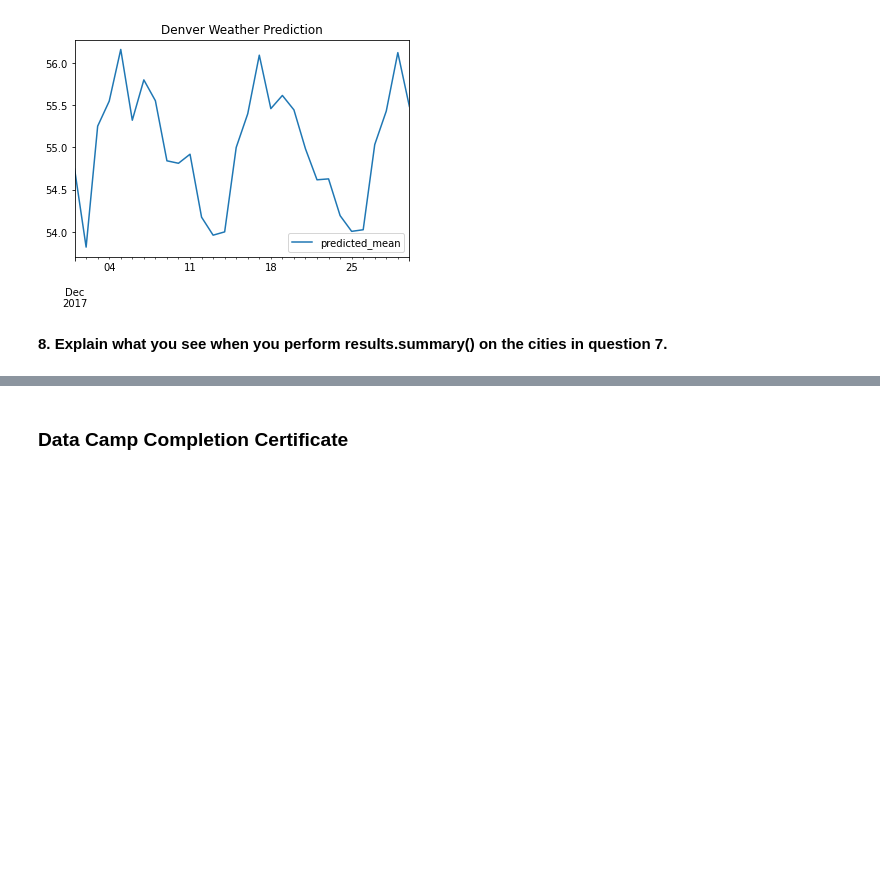
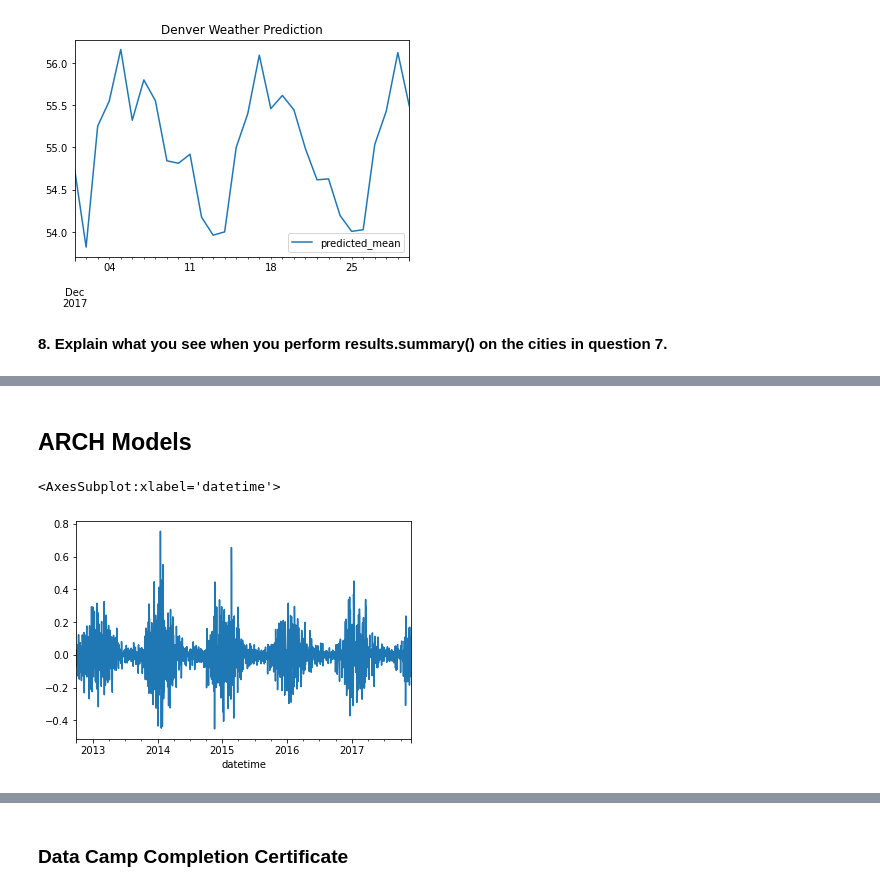
Before and after one commit to artolon/HW11-Time-Series, a Jupyter notebook: Homework11 - Time Series Analysis.ipynb, the cells around one changed output, grey strips where cells are left out. Cells and saved outputs as stored; diff of their text form; code cells hidden in the pictures; blank space fills up the shorter version.

```diff
--- a/Homework11 - Time Series Analysis.ipynb
+++ b/Homework11 - Time Series Analysis.ipynb
@@ -595,0 +621,12 @@ What do GARCH and ARCH Stand for? Break down and explain each piece in the names
+# %% [markdown]
+## ARCH Models
+# %%
+# Test with Atlanta data
+Atlanta = day_temp.copy()
+# %%
+# Find stationarity
+Atlanta['Atlanta_s']=Atlanta['Atlanta'].pct_change()
+Atlanta['Atlanta_s'].plot()
+# %% [output]
+<AxesSubplot:xlabel='datetime'>
+[figure, added]
```
Also changed, not shown: parts of 13 cells of this notebook.
